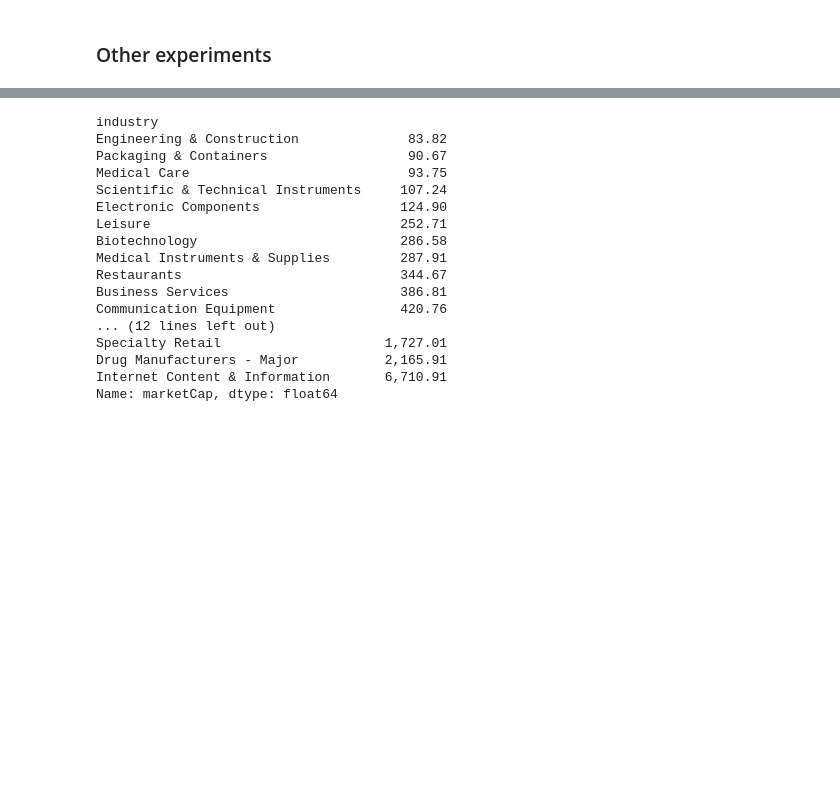
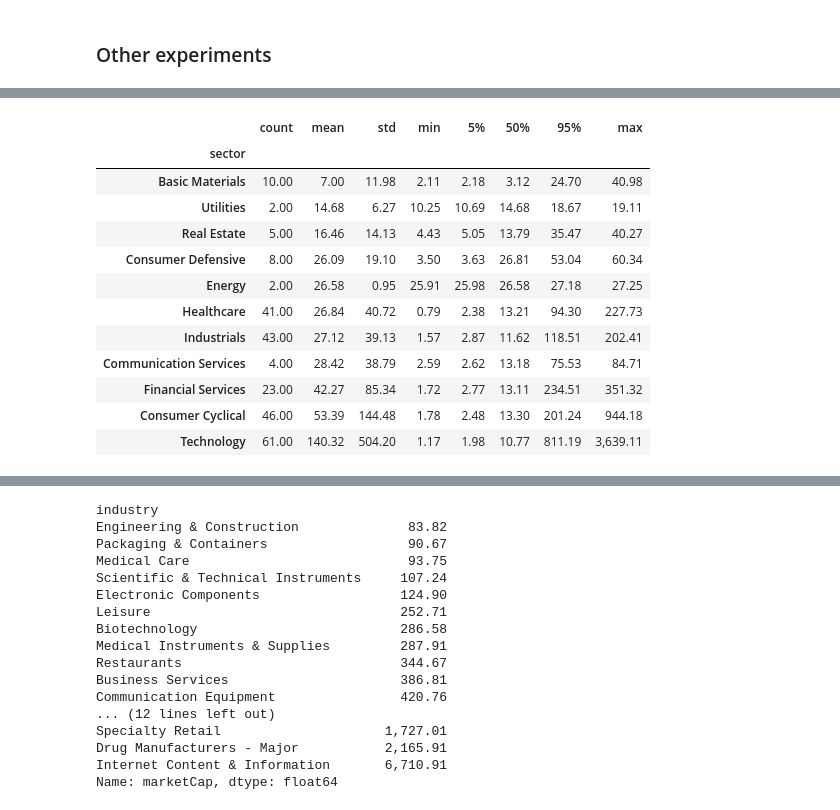
Before and after one commit to webclinic017/inception, a Jupyter notebook: notebooks/micro_TF.ipynb, the cells around one changed output, grey strips where cells are left out. Drawn from its saved outputs; the diff is of its cells as text; code cells hidden in the pictures; blank space fills up the shorter version.

```diff
--- a/notebooks/micro_TF.ipynb
+++ b/notebooks/micro_TF.ipynb
@@ -472,0 +519,16 @@ pred_df.loc[label_mask]\
+# %%
+group_winners['marketCap'].sort_values(by='mean')
+# %% [output]
+|  | count | mean | std | min | 5% | 50% | 95% | max |
+| sector |  |  |  |  |  |  |  |  |
+| Basic Materials | 10.00 | 7.00 | 11.98 | 2.11 | 2.18 | 3.12 | 24.70 | 40.98 |
+| Utilities | 2.00 | 14.68 | 6.27 | 10.25 | 10.69 | 14.68 | 18.67 | 19.11 |
+| Real Estate | 5.00 | 16.46 | 14.13 | 4.43 | 5.05 | 13.79 | 35.47 | 40.27 |
+| Consumer Defensive | 8.00 | 26.09 | 19.10 | 3.50 | 3.63 | 26.81 | 53.04 | 60.34 |
+| Energy | 2.00 | 26.58 | 0.95 | 25.91 | 25.98 | 26.58 | 27.18 | 27.25 |
+| Healthcare | 41.00 | 26.84 | 40.72 | 0.79 | 2.38 | 13.21 | 94.30 | 227.73 |
+| Industrials | 43.00 | 27.12 | 39.13 | 1.57 | 2.87 | 11.62 | 118.51 | 202.41 |
+| Communication Services | 4.00 | 28.42 | 38.79 | 2.59 | 2.62 | 13.18 | 75.53 | 84.71 |
+| Financial Services | 23.00 | 42.27 | 85.34 | 1.72 | 2.77 | 13.11 | 234.51 | 351.32 |
+| Consumer Cyclical | 46.00 | 53.39 | 144.48 | 1.78 | 2.48 | 13.30 | 201.24 | 944.18 |
+| Technology | 61.00 | 140.32 | 504.20 | 1.17 | 1.98 | 10.77 | 811.19 | 3,639.11 |
```
Also changed, not shown: parts of 13 cells of this notebook, 1 other file.
